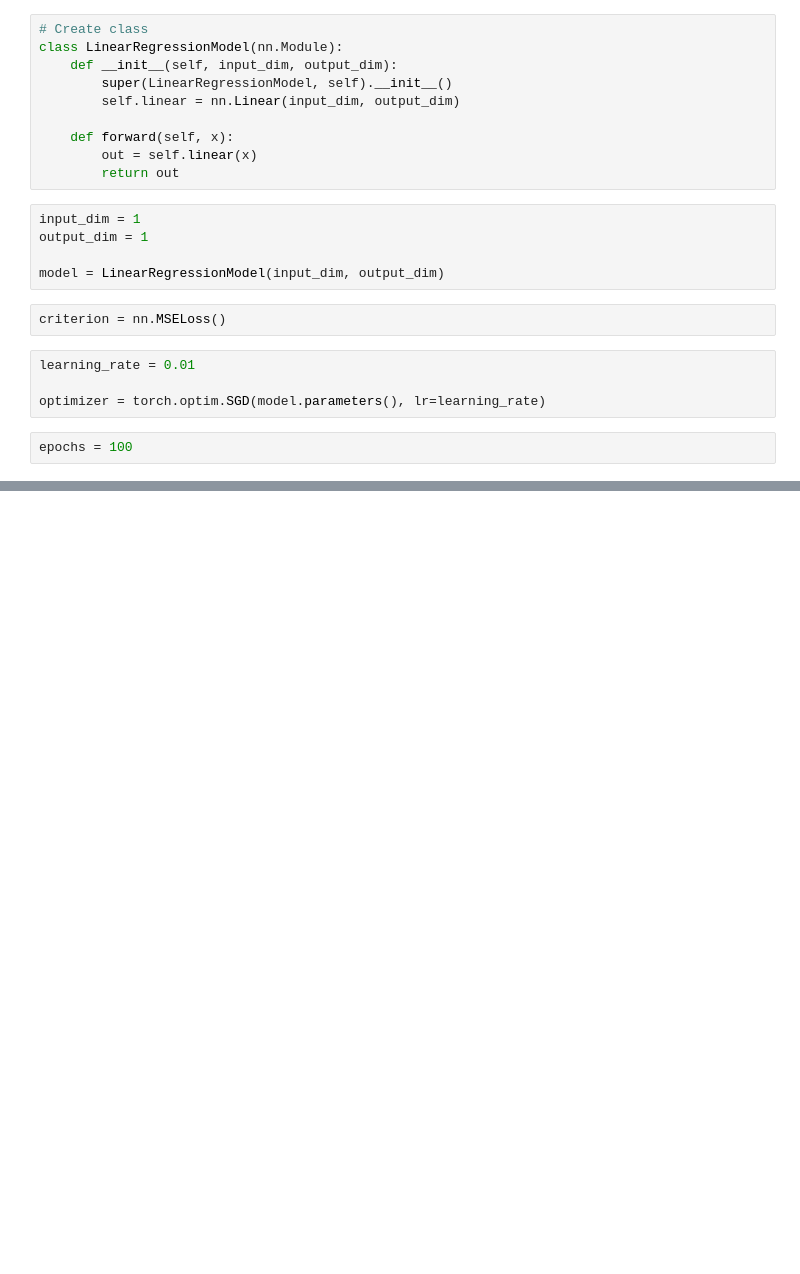
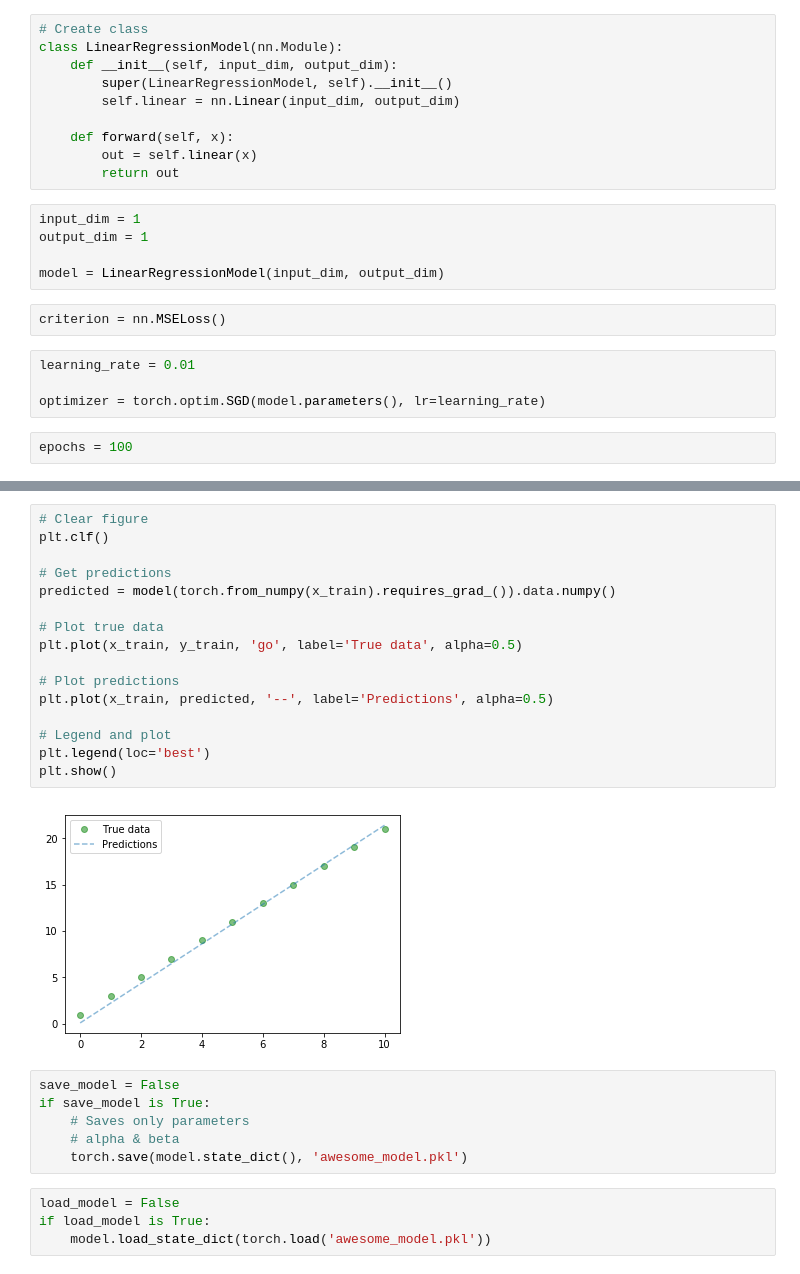
Before and after one commit to balasiddhartha-t/pytorch, a Jupyter notebook: Linear_regression.ipynb, the cells around one changed output, grey strips where cells are left out. Saved outputs shown, nothing was run; the diff lists cells and outputs as text; blank space fills up the shorter version.

```diff
--- a/Linear_regression.ipynb
+++ b/Linear_regression.ipynb
@@ -150,0 +165,28 @@ array([[ 0.49694738],
+# %%
+# Clear figure
+plt.clf()
+
+# Get predictions
+predicted = model(torch.from_numpy(x_train).requires_grad_()).data.numpy()
+
+# Plot true data
+plt.plot(x_train, y_train, 'go', label='True data', alpha=0.5)
+
+# Plot predictions
+plt.plot(x_train, predicted, '--', label='Predictions', alpha=0.5)
+
+# Legend and plot
+plt.legend(loc='best')
+plt.show()
+# %% [output]
+[figure, added]
+# %%
+save_model = False
+if save_model is True:
+    # Saves only parameters
+    # alpha & beta
+    torch.save(model.state_dict(), 'awesome_model.pkl')
+# %%
+load_model = False
+if load_model is True:
+    model.load_state_dict(torch.load('awesome_model.pkl'))
```
Also changed, not shown: parts of 3 cells of this notebook.
